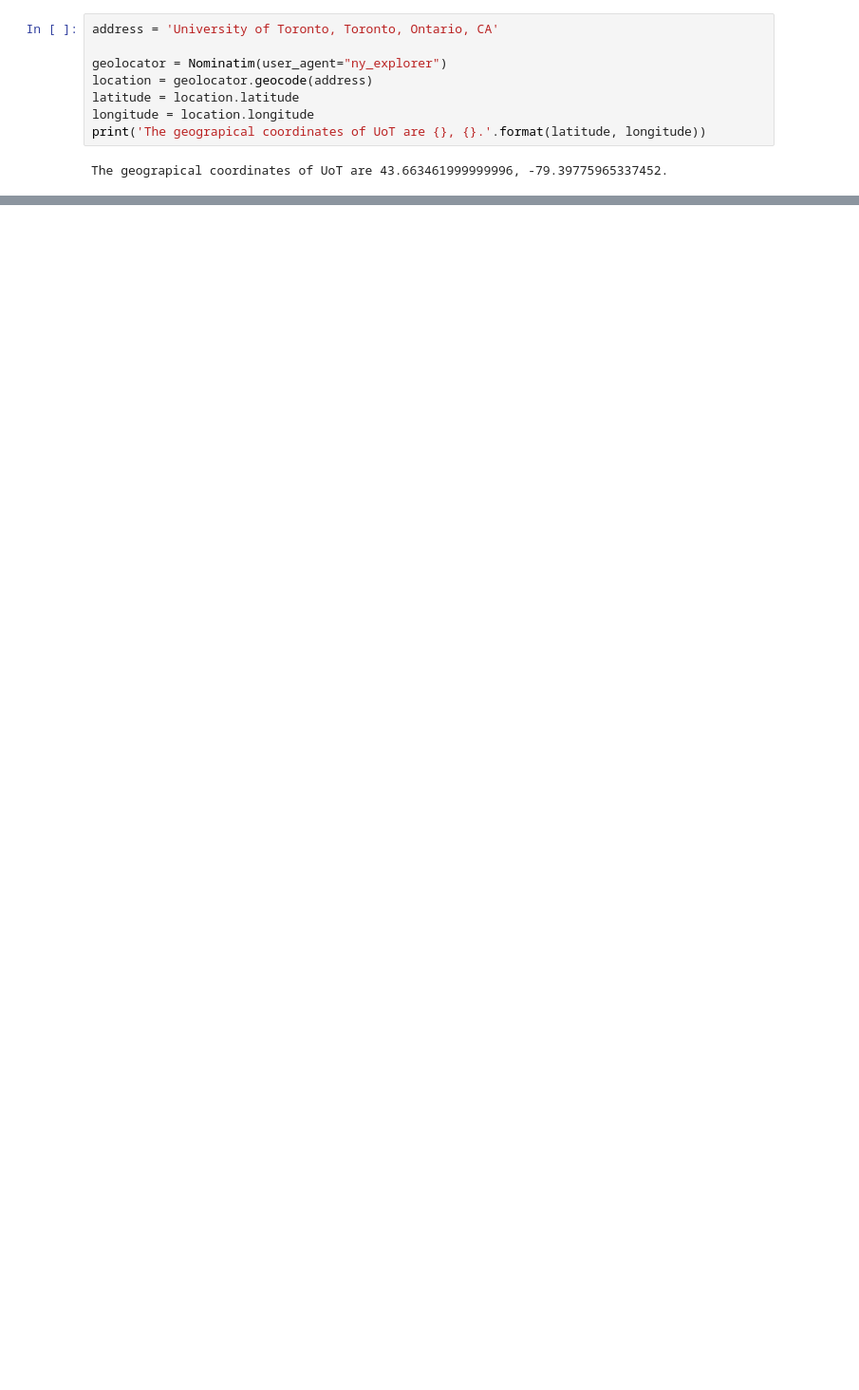
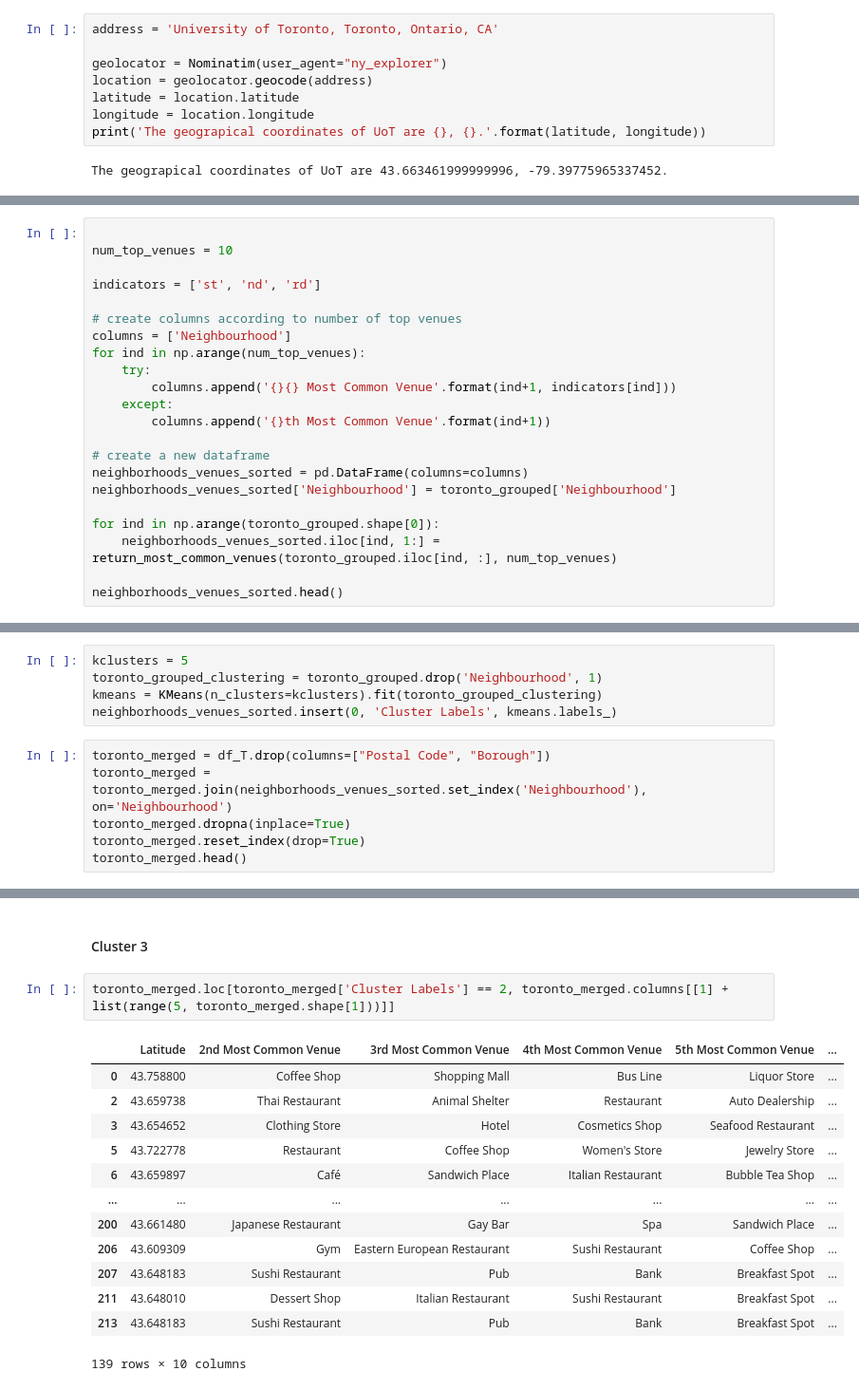
Before and after one commit to khofler/Coursera_Capstone, a Jupyter notebook: Capstone_part_3.ipynb, the cells around one changed output, grey strips where cells are left out. Shown at 95% size. Drawn from its saved outputs; the diff is of its cells as text; blank space fills up the shorter version.

```diff
--- a/Capstone_part_3.ipynb
+++ b/Capstone_part_3.ipynb
@@ -198,0 +294,22 @@ print('{} venues were returned by Foursquare.'.format(nearby_venues.shape[0]))
+# %%
+
+num_top_venues = 10
+
+indicators = ['st', 'nd', 'rd']
+
+# create columns according to number of top venues
+columns = ['Neighbourhood']
+for ind in np.arange(num_top_venues):
+    try:
+        columns.append('{}{} Most Common Venue'.format(ind+1, indicators[ind]))
+    except:
+        columns.append('{}th Most Common Venue'.format(ind+1))
+
+# create a new dataframe
+neighborhoods_venues_sorted = pd.DataFrame(columns=columns)
+neighborhoods_venues_sorted['Neighbourhood'] = toronto_grouped['Neighbourhood']
+
+for ind in np.arange(toronto_grouped.shape[0]):
+    neighborhoods_venues_sorted.iloc[ind, 1:] = return_most_common_venues(toronto_grouped.iloc[ind, :], num_top_venues)
+
+neighborhoods_venues_sorted.head()
@@ -198,0 +334,11 @@ print('{} venues were returned by Foursquare.'.format(nearby_venues.shape[0]))
+# %%
+kclusters = 5
+toronto_grouped_clustering = toronto_grouped.drop('Neighbourhood', 1)
+kmeans = KMeans(n_clusters=kclusters).fit(toronto_grouped_clustering)
+neighborhoods_venues_sorted.insert(0, 'Cluster Labels', kmeans.labels_)
+# %%
+toronto_merged = df_T.drop(columns=["Postal Code", "Borough"])
+toronto_merged = toronto_merged.join(neighborhoods_venues_sorted.set_index('Neighbourhood'), on='Neighbourhood')
+toronto_merged.dropna(inplace=True)
+toronto_merged.reset_index(drop=True)
+toronto_merged.head()
@@ -198,0 +404,18 @@ print('{} venues were returned by Foursquare.'.format(nearby_venues.shape[0]))
+# %% [markdown]
+#### Cluster 3
+# %%
+toronto_merged.loc[toronto_merged['Cluster Labels'] == 2, toronto_merged.columns[[1] + list(range(5, toronto_merged.shape[1]))]]
+# %% [output]
+|  | Latitude | 2nd Most Common Venue | 3rd Most Common Venue | 4th Most Common Venue | 5th Most Common Venue | ... |
+| 0 | 43.758800 | Coffee Shop | Shopping Mall | Bus Line | Liquor Store | ... |
+| 2 | 43.659738 | Thai Restaurant | Animal Shelter | Restaurant | Auto Dealership | ... |
+| 3 | 43.654652 | Clothing Store | Hotel | Cosmetics Shop | Seafood Restaurant | ... |
+| 5 | 43.722778 | Restaurant | Coffee Shop | Women's Store | Jewelry Store | ... |
+| 6 | 43.659897 | Café | Sandwich Place | Italian Restaurant | Bubble Tea Shop | ... |
+| ... | ... | ... | ... | ... | ... | ... |
+| 200 | 43.661480 | Japanese Restaurant | Gay Bar | Spa | Sandwich Place | ... |
+| 206 | 43.609309 | Gym | Eastern European Restaurant | Sushi Restaurant | Coffee Shop | ... |
+| 207 | 43.648183 | Sushi Restaurant | Pub | Bank | Breakfast Spot | ... |
+| 211 | 43.648010 | Dessert Shop | Italian Restaurant | Sushi Restaurant | Breakfast Spot | ... |
+| 213 | 43.648183 | Sushi Restaurant | Pub | Bank | Breakfast Spot | ... |
+139 rows × 10 columns
```
Also changed, not shown: parts of 33 cells of this notebook, 2 other files.
